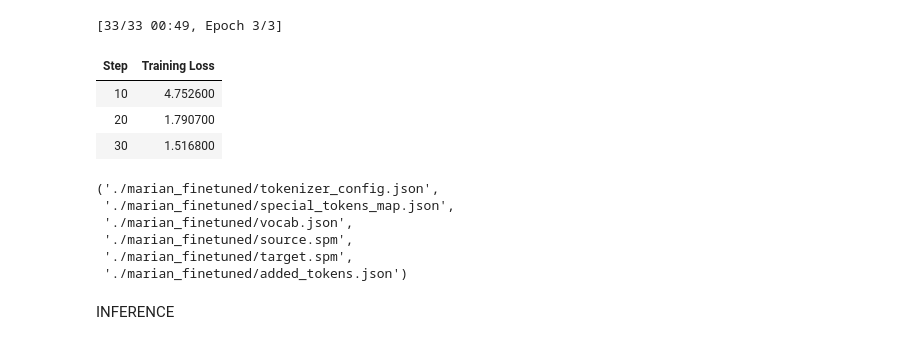
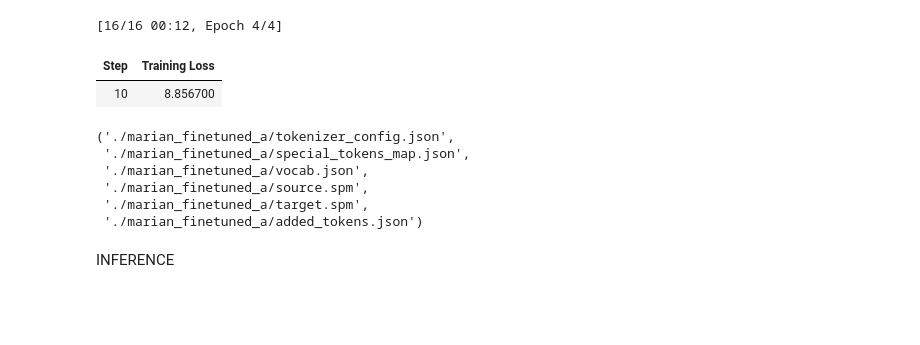
Before and after one commit to PulsiP/HW2_MNLP_NonModernIt2ModernIt, a Jupyter notebook: Helsinki_NLP.ipynb, the cells around one changed output. Saved outputs shown, nothing was run; the diff lists cells and outputs as text; code cells hidden in the pictures; blank space fills up the shorter version.

Commit message:
+ New evaluation score for the model + New models implemented and tested LLama_8B Helsinki_NLP

```diff
--- a/Helsinki_NLP.ipynb
+++ b/Helsinki_NLP.ipynb
@@ -8,10 +28,16 @@ device = torch.device("cuda" if torch.cuda.is_available() else "cpu")
 # %%
-df = pd.read_csv("archaic_to_english_dataset.csv")
-df = df.rename(columns={"archaic": "source", "modern": "target"})
+df1 = pd.read_csv("archaic_to_english_dataset.csv")
+df2 = pd.read_csv("archaic_to_english_dataset_added.csv")
+
+df1 = df1.rename(columns={"archaic": "source", "modern": "target"}) if "archaic" in df1.columns else df1
+df2 = df2.rename(columns={"archaic_italian": "source", "english_translation": "target"})
+
+df_combined = pd.concat([df1, df2], ignore_index=True)
+df_combined = df_combined.drop_duplicates()
 
 dataset = DatasetDict({
-     "train": Dataset.from_pandas(df.sample(frac=0.9, random_state=42).reset_index(drop=True)),
-     "test": Dataset.from_pandas(df.sample(frac=0.1, random_state=42).reset_index(drop=True))
+    "train": Dataset.from_pandas(df_combined.sample(frac=0.9, random_state=42).reset_index(drop=True)),
+    "test": Dataset.from_pandas(df_combined.sample(frac=0.1, random_state=42).reset_index(drop=True))
 })
 # %%
 model_name = "Helsinki-NLP/opus-mt-it-en"
@@ -48,15 +79,15 @@ data_collator = DataCollatorForSeq2Seq(tokenizer=tokenizer, model=model)
 # %%
 training_args = Seq2SeqTrainingArguments(
     output_dir="./marian_finetuned",
-    learning_rate=2e-5,
-    per_device_train_batch_size=8,
-    per_device_eval_batch_size=8,
-    num_train_epochs=3,
+    learning_rate=1e-5,
+    per_device_train_batch_size=32,
+    per_device_eval_batch_size=32,
+    num_train_epochs=4,
     weight_decay=0.01,
     predict_with_generate=True,
     fp16=torch.cuda.is_available(),
-    logging_dir='./logs',
-    logging_steps=10
+    logging_steps=10,
+    report_to="none"
 )
 
 trainer = Seq2SeqTrainer(
@@ -70,20 +101,18 @@ trainer = Seq2SeqTrainer(
 # %%
 trainer.train()
 
-model.save_pretrained("./marian_finetuned")
-tokenizer.save_pretrained("./marian_finetuned")
+model.save_pretrained("./marian_finetuned_a")
+tokenizer.save_pretrained("./marian_finetuned_a")
 # %% [output]
-[33/33 00:49, Epoch 3/3]
+[16/16 00:12, Epoch 4/4]
 | Step | Training Loss |
-| 10 | 4.752600 |
-| 20 | 1.790700 |
-| 30 | 1.516800 |
+| 10 | 8.856700 |
-('./marian_finetuned/tokenizer_config.json',
- './marian_finetuned/special_tokens_map.json',
- './marian_finetuned/vocab.json',
- './marian_finetuned/source.spm',
- './marian_finetuned/target.spm',
- './marian_finetuned/added_tokens.json')
+('./marian_finetuned_a/tokenizer_config.json',
+ './marian_finetuned_a/special_tokens_map.json',
+ './marian_finetuned_a/vocab.json',
+ './marian_finetuned_a/source.spm',
+ './marian_finetuned_a/target.spm',
+ './marian_finetuned_a/added_tokens.json')
 # %% [markdown]
 INFERENCE
 # %%
```
Also changed, not shown: parts of 8 cells of this notebook, 9 other files.
